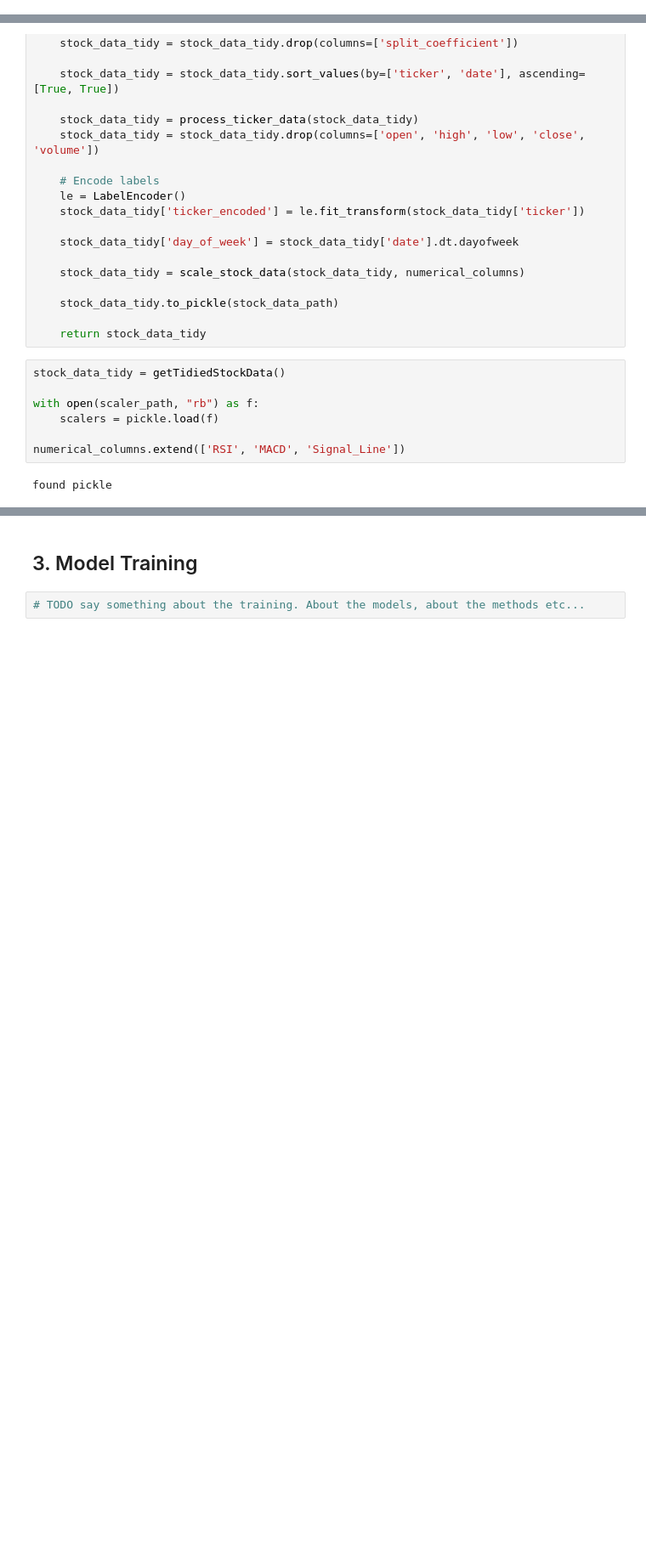
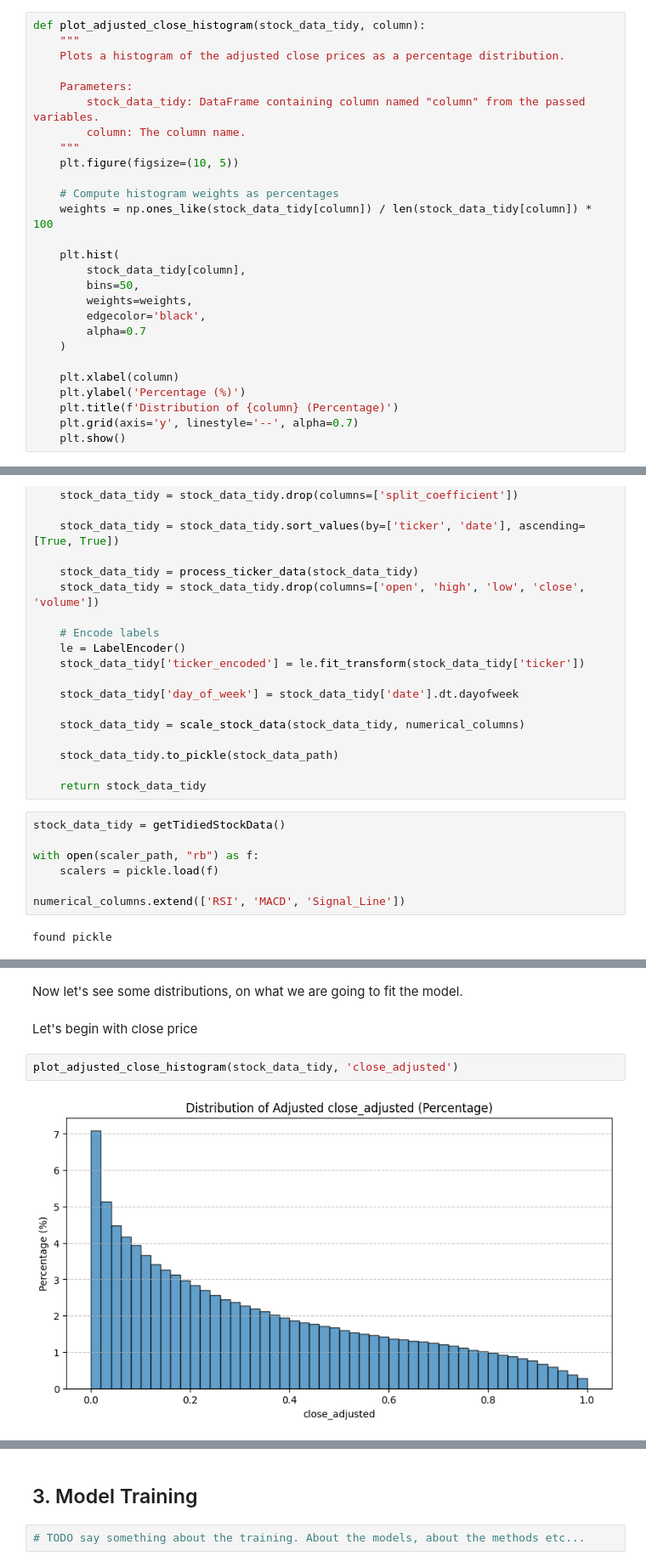
Before and after one commit to thunder913/Deep-Learning, a Jupyter notebook: stocks_deep_learning.ipynb, the cells around one changed output, grey strips where cells are left out. Shown at 85% size. Saved outputs shown, nothing was run; the diff lists cells and outputs as text; blank space fills up the shorter version.

```diff
--- a/stocks_deep_learning.ipynb
+++ b/stocks_deep_learning.ipynb
@@ -169,3 +136,30 @@ NameError: name 'stock_data_tidy' is not defined
+# %%
+def plot_adjusted_close_histogram(stock_data_tidy, column):
+    """
+    Plots a histogram of the adjusted close prices as a percentage distribution.
+
+    Parameters:
+        stock_data_tidy: DataFrame containing column named "column" from the passed variables.
+        column: The column name.
+    """
+    plt.figure(figsize=(10, 5))
+
+    # Compute histogram weights as percentages
+    weights = np.ones_like(stock_data_tidy[column]) / len(stock_data_tidy[column]) * 100
+
+    plt.hist(
+        stock_data_tidy[column],
+        bins=50,
+        weights=weights,
+        edgecolor='black',
+        alpha=0.7
+    )
+
+    plt.xlabel(column)
+    plt.ylabel('Percentage (%)')
+    plt.title(f'Distribution of {column} (Percentage)')
+    plt.grid(axis='y', linestyle='--', alpha=0.7)
+    plt.show()
 # %%
 def scale_stock_data(stock_data_tidy, numerical_columns):
     """
@@ -280,0 +307,8 @@ found pickle
+# %% [markdown]
+Now let's see some distributions, on what we are going to fit the model.
+# %% [markdown]
+Let's begin with close price
+# %%
+plot_adjusted_close_histogram(stock_data_tidy, 'close_adjusted')
+# %% [output]
+[figure, added]
```
Also changed, not shown: parts of 18 cells of this notebook.
